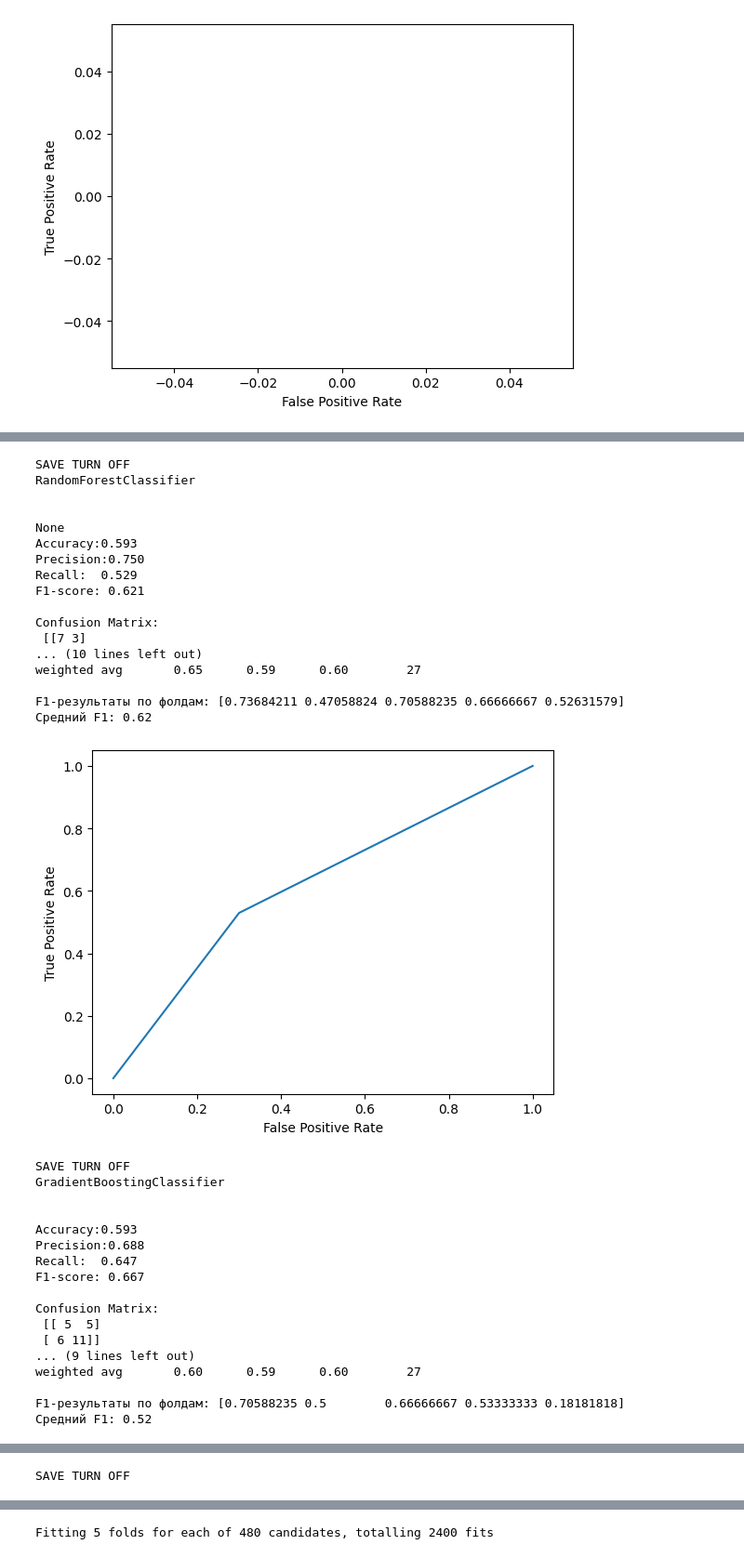
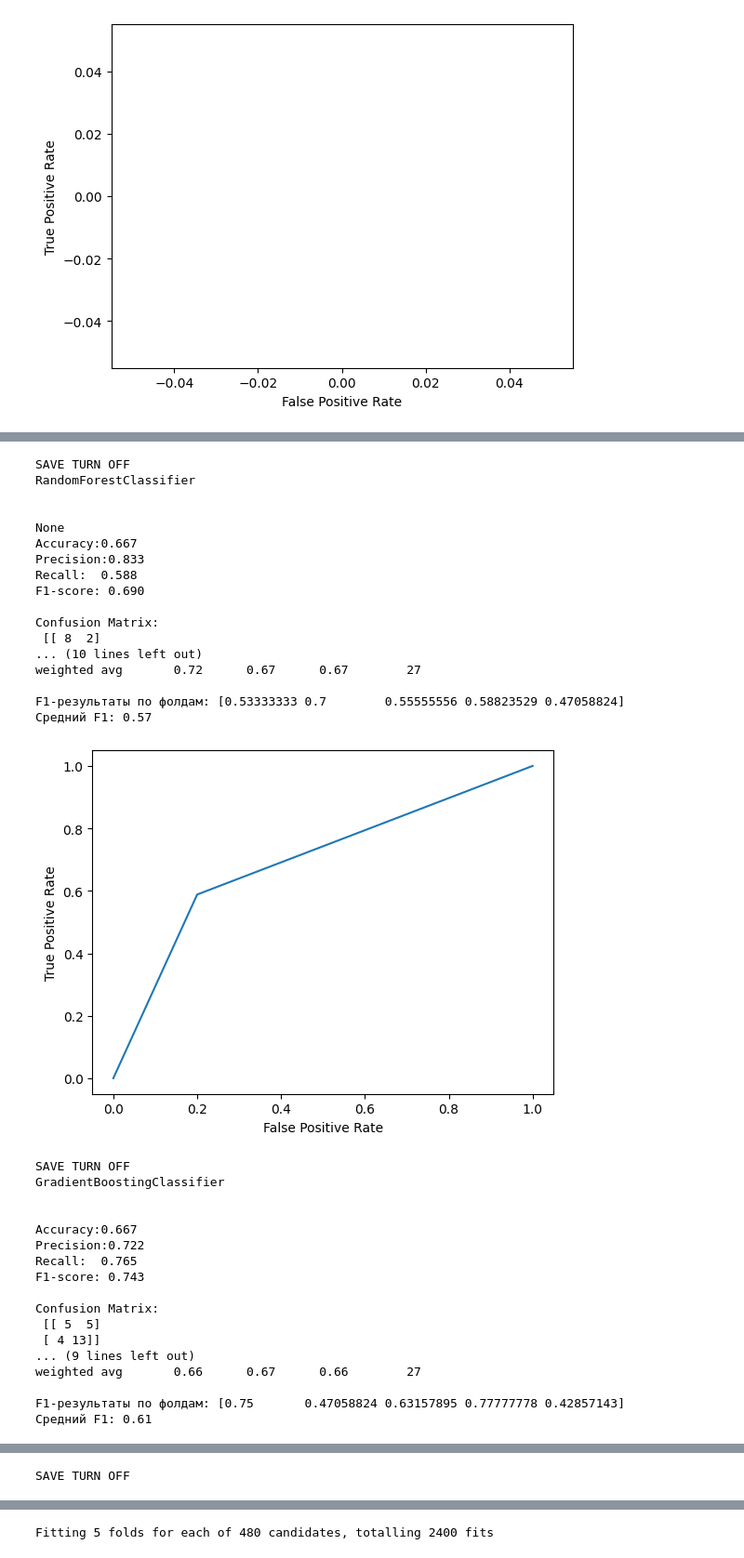
Before and after one commit to Egor29ch/UDGU_project, a Jupyter notebook: EEG_files/random_tree_EGG_data_generate.ipynb, the cells around one changed output, grey strips where cells are left out. Shown at 93% size. Cells and saved outputs as stored; diff of their text form; code cells hidden in the pictures.

```diff
--- a/EEG_files/random_tree_EGG_data_generate.ipynb
+++ b/EEG_files/random_tree_EGG_data_generate.ipynb
@@ -210,7 +210,7 @@ Confusion Matrix:
 weighted avg       1.00      0.57      0.73        98
 [figure]
 # %%
-EGG_balanced_data = tree_family("df_balanced.csv")
+EGG_balanced_data = tree_family("df_interacted.csv")
 EGG_balanced_data.split_df_X_Y("здоров(1)/болен(0)")
 EGG_balanced_data.split_train_test()
 EGG_balanced_data.DecisionTreeClassifier(max_depth = 20,bool_save = False)
@@ -238,35 +238,35 @@ F1-результаты по фолдам: [0.53333333 0.42105263 0.58823529 0.5
 SAVE TURN OFF
 RandomForestClassifier
 
 
 None
-Accuracy:0.593
-Precision:0.750
-Recall:  0.529
-F1-score: 0.621
+Accuracy:0.667
+Precision:0.833
+Recall:  0.588
+F1-score: 0.690
 
 Confusion Matrix:
- [[7 3]
+ [[ 8  2]
 ... (10 lines left out)
-weighted avg       0.65      0.59      0.60        27
+weighted avg       0.72      0.67      0.67        27
 
-F1-результаты по фолдам: [0.73684211 0.47058824 0.70588235 0.66666667 0.52631579]
-Средний F1: 0.62
+F1-результаты по фолдам: [0.53333333 0.7        0.55555556 0.58823529 0.47058824]
+Средний F1: 0.57
-[figure, old version]
+[figure, new version]
 SAVE TURN OFF
 GradientBoostingClassifier
 
 
-Accuracy:0.593
-Precision:0.688
-Recall:  0.647
-F1-score: 0.667
+Accuracy:0.667
+Precision:0.722
+Recall:  0.765
+F1-score: 0.743
 
 Confusion Matrix:
  [[ 5  5]
- [ 6 11]]
+ [ 4 13]]
 ... (9 lines left out)
-weighted avg       0.60      0.59      0.60        27
+weighted avg       0.66      0.67      0.66        27
 
-F1-результаты по фолдам: [0.70588235 0.5        0.66666667 0.53333333 0.18181818]
-Средний F1: 0.52
+F1-результаты по фолдам: [0.75       0.47058824 0.63157895 0.77777778 0.42857143]
+Средний F1: 0.61
```
Also changed, not shown: parts of 6 cells of this notebook, 2 other files.
